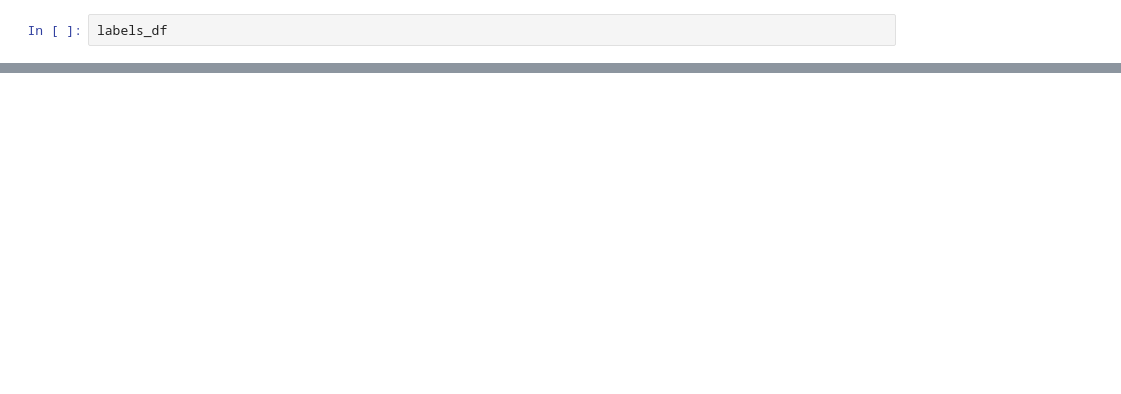
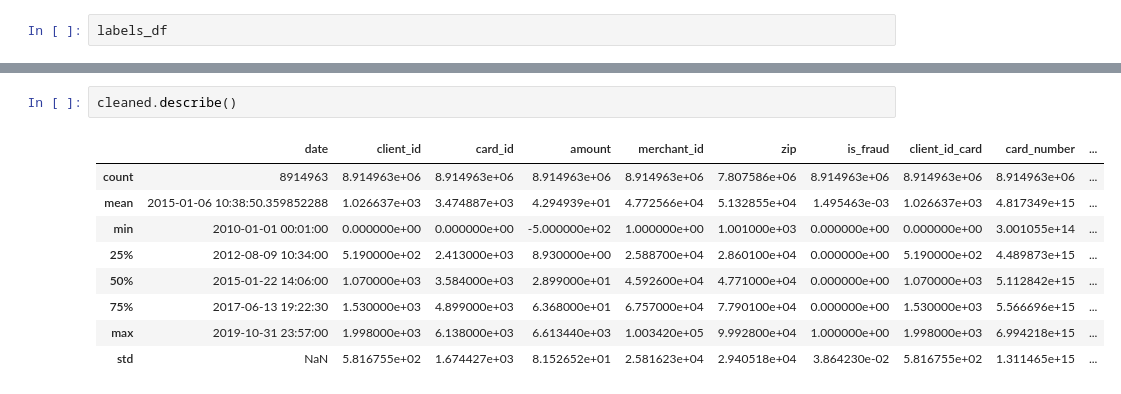
Before and after one commit to moisesmember/financial_transactions_pipeline, a Jupyter notebook: notebooks/data_explorer.ipynb, the cells around one changed output, grey strips where cells are left out. Drawn from its saved outputs; the diff is of its cells as text; blank space fills up the shorter version.

```diff
--- a/notebooks/test.ipynb
+++ b/notebooks/data_explorer.ipynb
@@ -224,0 +275,12 @@ cleaned.shape, cleaned.head()
+# %%
+cleaned.describe()
+# %% [output]
+|  | date | client_id | card_id | amount | merchant_id | zip | is_fraud | client_id_card | card_number | ... |
+| count | 8914963 | 8.914963e+06 | 8.914963e+06 | 8.914963e+06 | 8.914963e+06 | 7.807586e+06 | 8.914963e+06 | 8.914963e+06 | 8.914963e+06 | ... |
+| mean | 2015-01-06 10:38:50.359852288 | 1.026637e+03 | 3.474887e+03 | 4.294939e+01 | 4.772566e+04 | 5.132855e+04 | 1.495463e-03 | 1.026637e+03 | 4.817349e+15 | ... |
+| min | 2010-01-01 00:01:00 | 0.000000e+00 | 0.000000e+00 | -5.000000e+02 | 1.000000e+00 | 1.001000e+03 | 0.000000e+00 | 0.000000e+00 | 3.001055e+14 | ... |
+| 25% | 2012-08-09 10:34:00 | 5.190000e+02 | 2.413000e+03 | 8.930000e+00 | 2.588700e+04 | 2.860100e+04 | 0.000000e+00 | 5.190000e+02 | 4.489873e+15 | ... |
+| 50% | 2015-01-22 14:06:00 | 1.070000e+03 | 3.584000e+03 | 2.899000e+01 | 4.592600e+04 | 4.771000e+04 | 0.000000e+00 | 1.070000e+03 | 5.112842e+15 | ... |
+| 75% | 2017-06-13 19:22:30 | 1.530000e+03 | 4.899000e+03 | 6.368000e+01 | 6.757000e+04 | 7.790100e+04 | 0.000000e+00 | 1.530000e+03 | 5.566696e+15 | ... |
+| max | 2019-10-31 23:57:00 | 1.998000e+03 | 6.138000e+03 | 6.613440e+03 | 1.003420e+05 | 9.992800e+04 | 1.000000e+00 | 1.998000e+03 | 6.994218e+15 | ... |
+| std | NaN | 5.816755e+02 | 1.674427e+03 | 8.152652e+01 | 2.581623e+04 | 2.940518e+04 | 3.864230e-02 | 5.816755e+02 | 1.311465e+15 | ... |
```
Also changed, not shown: parts of 17 cells of this notebook, 31 other files.
